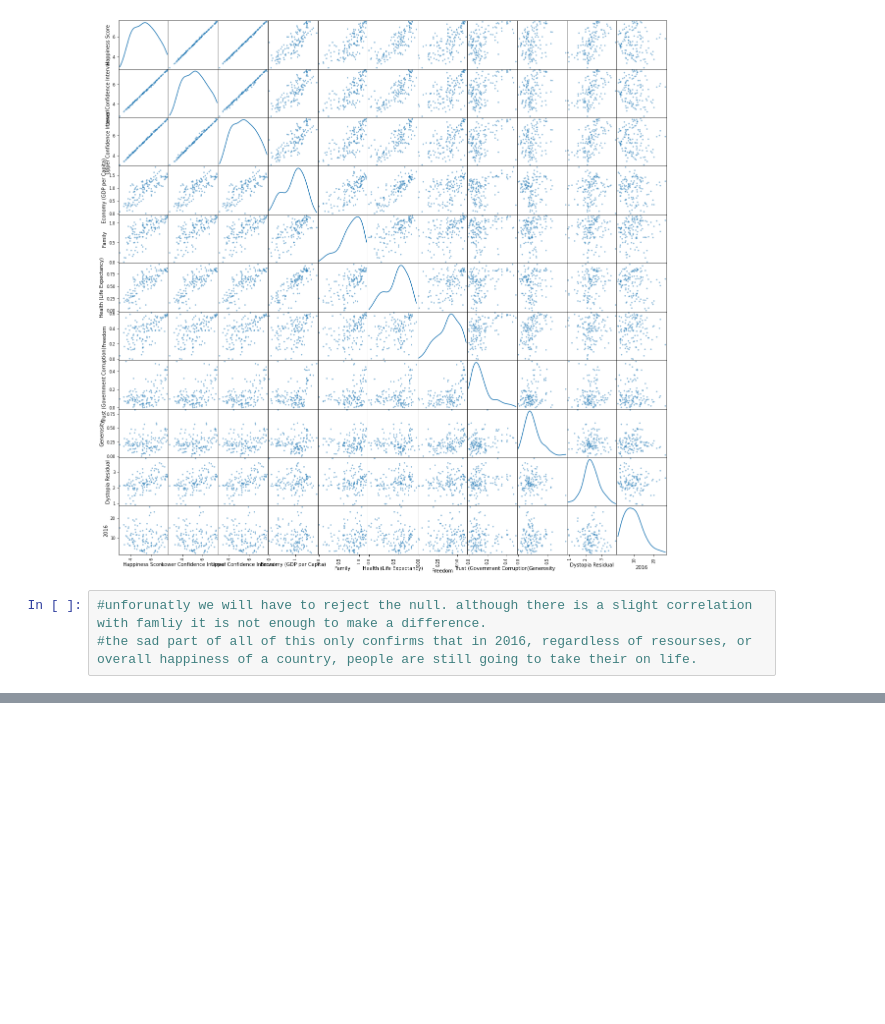
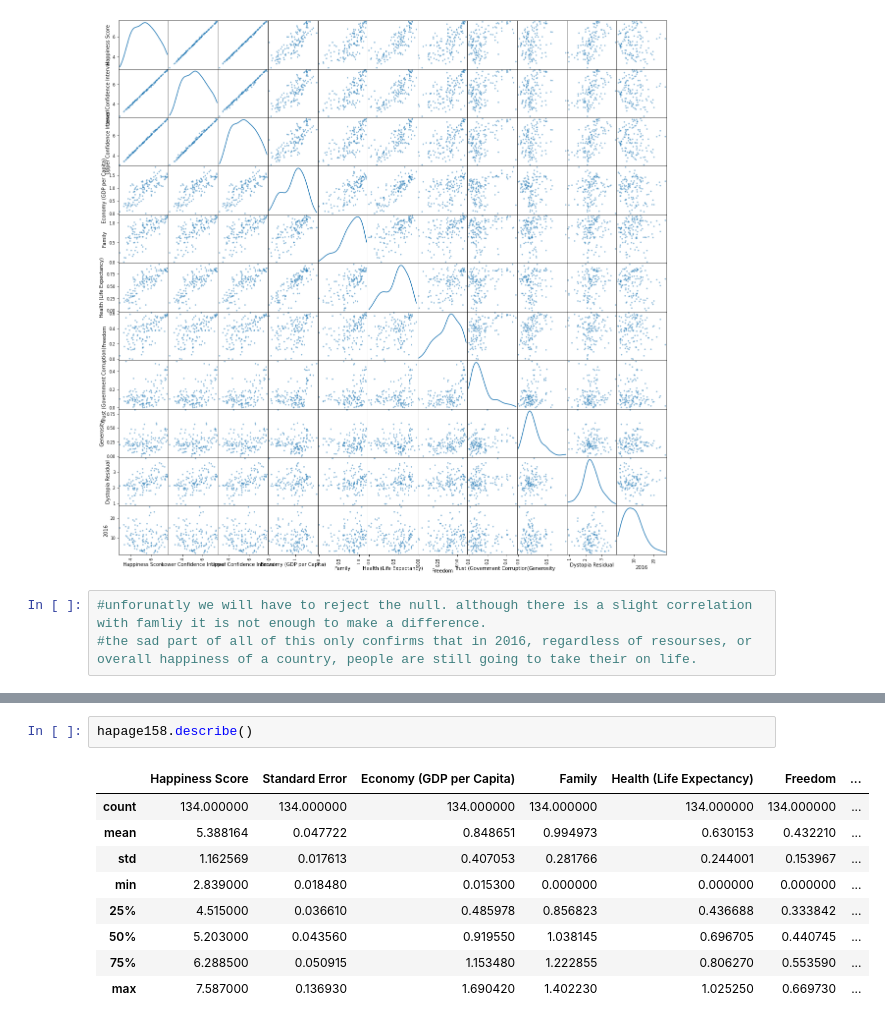
Before and after one commit to vcantrell1009/Final-Project, a Jupyter notebook: VC code/finalproject.ipynb, the cells around one changed output, grey strips where cells are left out. Saved outputs shown, nothing was run; the diff lists cells and outputs as text; blank space fills up the shorter version.

```diff
--- a/VC code/finalproject.ipynb
+++ b/VC code/finalproject.ipynb
@@ -776,0 +853,12 @@ array([[<Axes: xlabel='Happiness Score', ylabel='Happiness Score'>,
+# %%
+hapage158.describe()
+# %% [output]
+|  | Happiness Score | Standard Error | Economy (GDP per Capita) | Family | Health (Life Expectancy) | Freedom | ... |
+| count | 134.000000 | 134.000000 | 134.000000 | 134.000000 | 134.000000 | 134.000000 | ... |
+| mean | 5.388164 | 0.047722 | 0.848651 | 0.994973 | 0.630153 | 0.432210 | ... |
+| std | 1.162569 | 0.017613 | 0.407053 | 0.281766 | 0.244001 | 0.153967 | ... |
+| min | 2.839000 | 0.018480 | 0.015300 | 0.000000 | 0.000000 | 0.000000 | ... |
+| 25% | 4.515000 | 0.036610 | 0.485978 | 0.856823 | 0.436688 | 0.333842 | ... |
+| 50% | 5.203000 | 0.043560 | 0.919550 | 1.038145 | 0.696705 | 0.440745 | ... |
+| 75% | 6.288500 | 0.050915 | 1.153480 | 1.222855 | 0.806270 | 0.553590 | ... |
+| max | 7.587000 | 0.136930 | 1.690420 | 1.402230 | 1.025250 | 0.669730 | ... |
```
Also changed, not shown: parts of 22 cells of this notebook.
